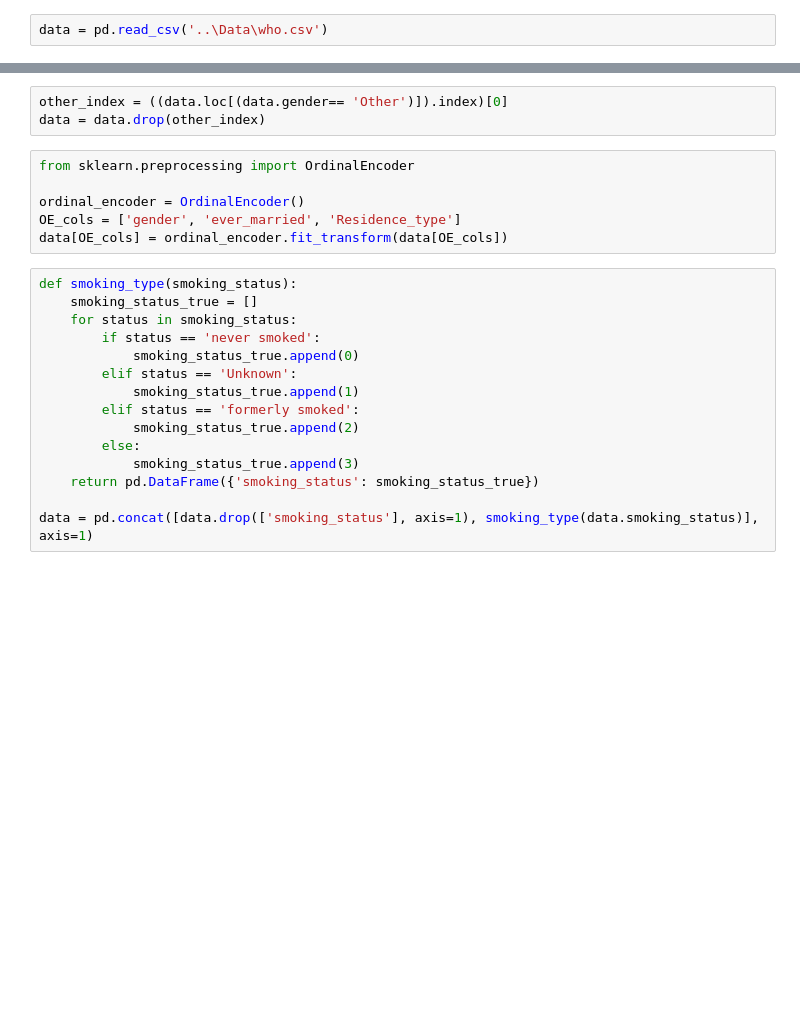
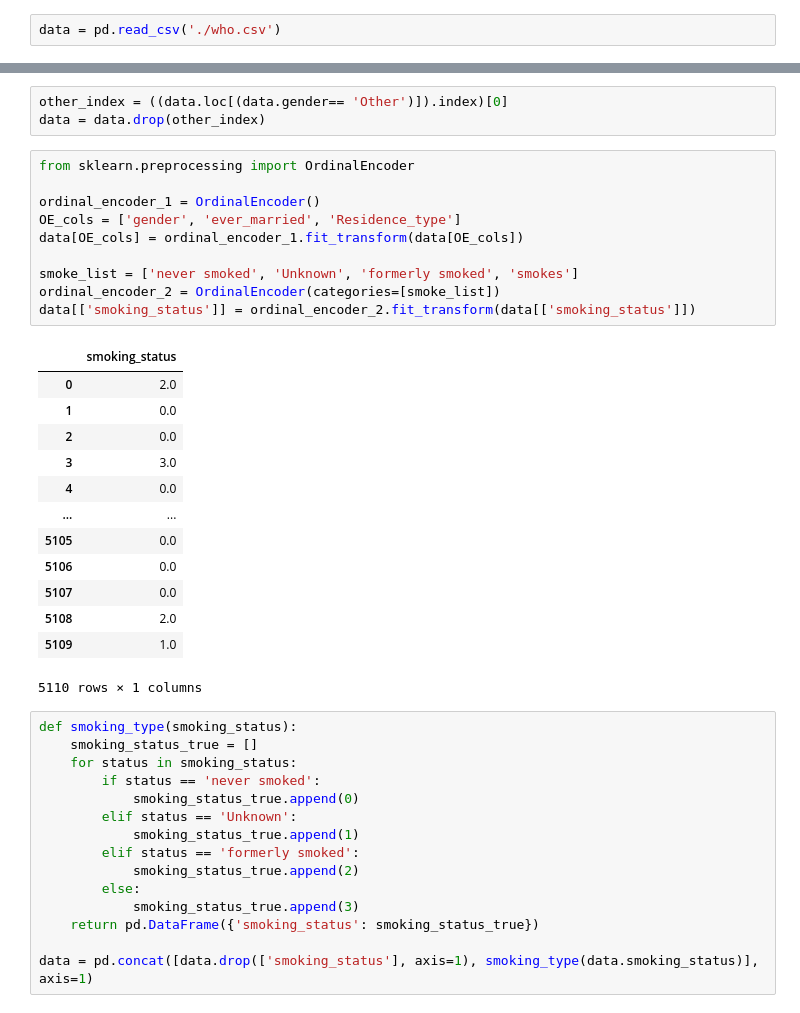
Before and after one commit to cdevalero/ML_proyect, a Jupyter notebook: Notebook/who_notebook.ipynb, the cells around one changed output, grey strips where cells are left out. Saved outputs shown, nothing was run; the diff lists cells and outputs as text; blank space fills up the shorter version.

```diff
--- a/Notebook/who_notebook.ipynb
+++ b/Notebook/who_notebook.ipynb
@@ -5,7 +7,7 @@ import pandas as pd
 import matplotlib.pyplot as plt
 import seaborn as sns
 # %%
-data = pd.read_csv('..\Data\who.csv')
+data = pd.read_csv('./who.csv')
 # %%
 data.head()
 # %% [output]
@@ -63,9 +65,27 @@ data = data.drop(other_index)
 # %%
 from sklearn.preprocessing import OrdinalEncoder
 
-ordinal_encoder = OrdinalEncoder()
+ordinal_encoder_1 = OrdinalEncoder()
 OE_cols = ['gender', 'ever_married', 'Residence_type']
-data[OE_cols] = ordinal_encoder.fit_transform(data[OE_cols])
+data[OE_cols] = ordinal_encoder_1.fit_transform(data[OE_cols])
+
+smoke_list = ['never smoked', 'Unknown', 'formerly smoked', 'smokes']
+ordinal_encoder_2 = OrdinalEncoder(categories=[smoke_list])
+data[['smoking_status']] = ordinal_encoder_2.fit_transform(data[['smoking_status']])
+# %% [output]
+|  | smoking_status |
+| 0 | 2.0 |
+| 1 | 0.0 |
+| 2 | 0.0 |
+| 3 | 3.0 |
+| 4 | 0.0 |
+| ... | ... |
+| 5105 | 0.0 |
+| 5106 | 0.0 |
+| 5107 | 0.0 |
+| 5108 | 2.0 |
+| 5109 | 1.0 |
+5110 rows × 1 columns
 # %%
 def smoking_type(smoking_status):
     smoking_status_true = []
```
Also changed, not shown: parts of 1 cell of this notebook.
